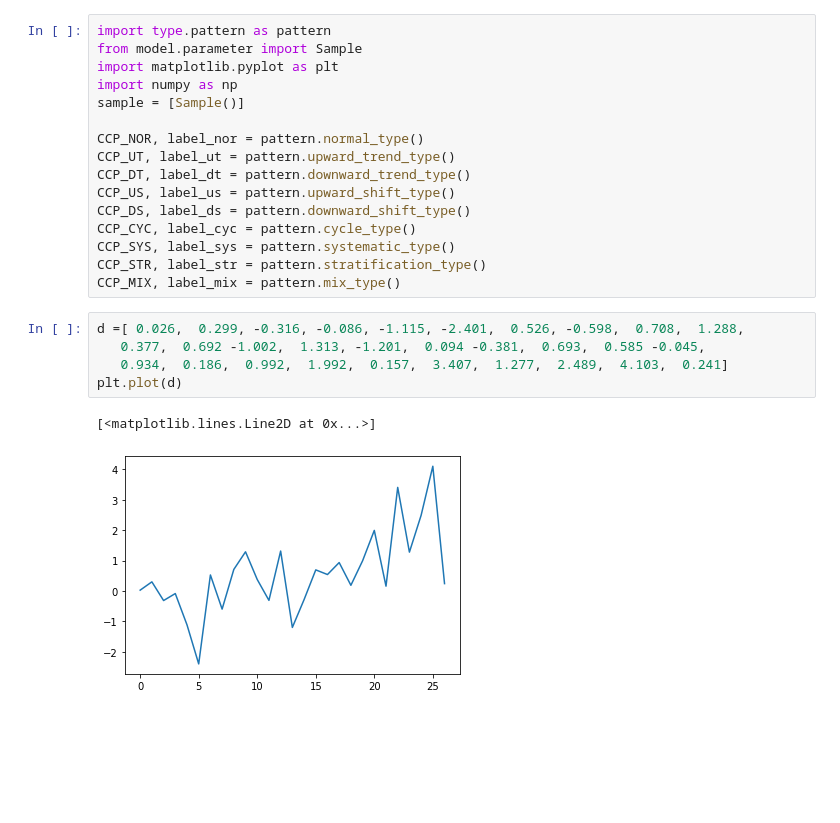
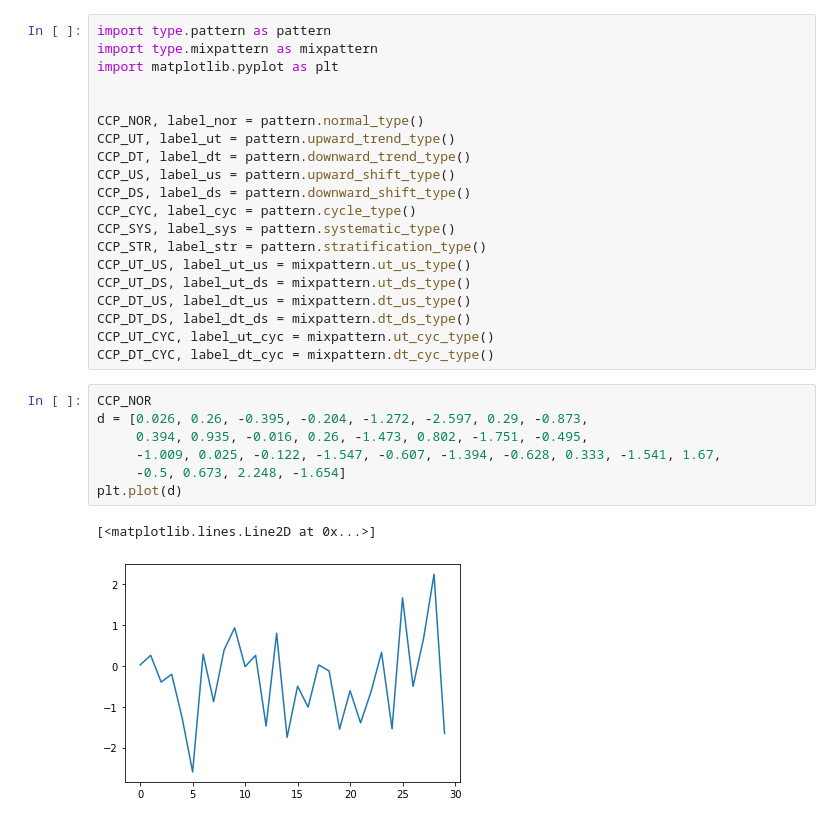
Before and after one commit to shiunru/M10821053, a Jupyter notebook: montecarlo.ipynb, the cells around one changed output. Drawn from its saved outputs; the diff is of its cells as text; blank space fills up the shorter version.

```diff
--- a/montecarlo.ipynb
+++ b/montecarlo.ipynb
@@ -1,9 +1,8 @@
 # %%
 import type.pattern as pattern
-from model.parameter import Sample
+import type.mixpattern as mixpattern
 import matplotlib.pyplot as plt
-import numpy as np
-sample = [Sample()]
+
 
 CCP_NOR, label_nor = pattern.normal_type()
 CCP_UT, label_ut = pattern.upward_trend_type()
@@ -13,12 +12,19 @@ CCP_DS, label_ds = pattern.downward_shift_type()
 CCP_CYC, label_cyc = pattern.cycle_type()
 CCP_SYS, label_sys = pattern.systematic_type()
 CCP_STR, label_str = pattern.stratification_type()
-CCP_MIX, label_mix = pattern.mix_type()
+CCP_UT_US, label_ut_us = mixpattern.ut_us_type()
+CCP_UT_DS, label_ut_ds = mixpattern.ut_ds_type()
+CCP_DT_US, label_dt_us = mixpattern.dt_us_type()
+CCP_DT_DS, label_dt_ds = mixpattern.dt_ds_type()
+CCP_UT_CYC, label_ut_cyc = mixpattern.ut_cyc_type()
+CCP_DT_CYC, label_dt_cyc = mixpattern.dt_cyc_type()
-# %%
-d =[ 0.026,  0.299, -0.316, -0.086, -1.115, -2.401,  0.526, -0.598,  0.708,  1.288,
-   0.377,  0.692 -1.002,  1.313, -1.201,  0.094 -0.381,  0.693,  0.585 -0.045,
-   0.934,  0.186,  0.992,  1.992,  0.157,  3.407,  1.277,  2.489,  4.103,  0.241]
-plt.plot(d)
-# %% [output]
-[<matplotlib.lines.Line2D at 0x...>]
-[figure, removed]
+# %%
+CCP_NOR
+d = [0.026, 0.26, -0.395, -0.204, -1.272, -2.597, 0.29, -0.873,
+     0.394, 0.935, -0.016, 0.26, -1.473, 0.802, -1.751, -0.495,
+     -1.009, 0.025, -0.122, -1.547, -0.607, -1.394, -0.628, 0.333, -1.541, 1.67,
+     -0.5, 0.673, 2.248, -1.654]
+plt.plot(d)
+# %% [output]
+[<matplotlib.lines.Line2D at 0x...>]
+[figure, added]
```
Also changed, not shown: parts of 8 cells of this notebook, 3 other files.
